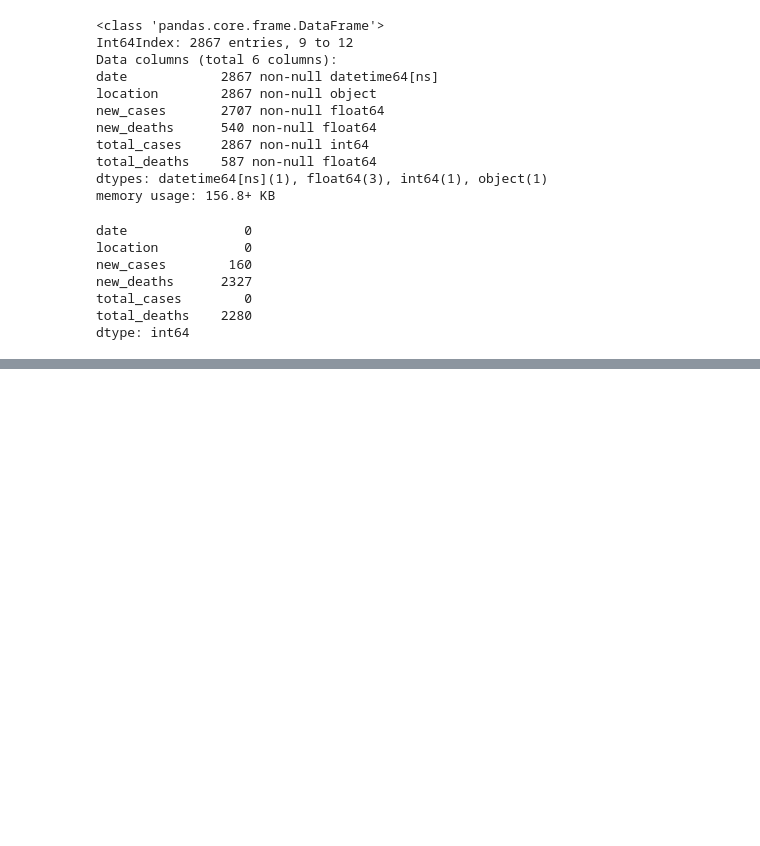
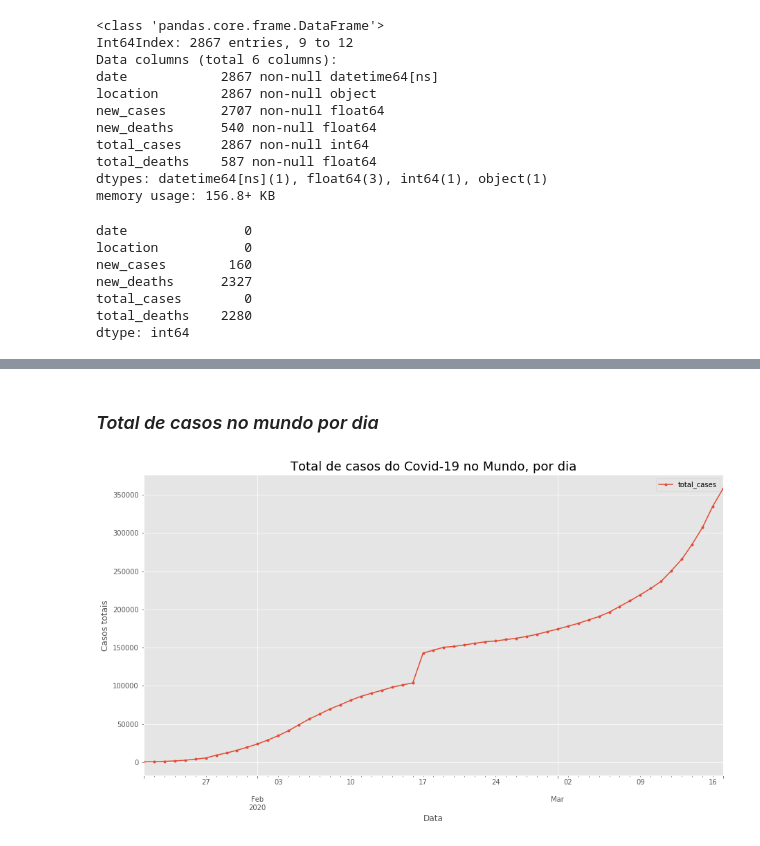
Before and after one commit to andregerardi/Covid-19, a Jupyter notebook: Modelo_Covid19.ipynb, the cells around one changed output, grey strips where cells are left out. Drawn from its saved outputs; the diff is of its cells as text; code cells hidden in the pictures; blank space fills up the shorter version.

```diff
--- a/Modelo_Covid19.ipynb
+++ b/Modelo_Covid19.ipynb
@@ -110,0 +122,4 @@ plt.legend()
+# %%
+#dataframe
+df = pd.DataFrame(corona)
+df.head()
@@ -110,0 +134,15 @@ plt.legend()
+# %% [markdown]
+### *Total de casos no mundo por dia*
+# %%
+%matplotlib inline
+
+plt.figure(figsize=(15,8))
+df.groupby(df.date).total_cases.sum().plot(marker='.')
+plt.title('Total de casos do Covid-19 no Mundo, por dia', fontdict={'fontsize':18})
+plt.style.use('ggplot')
+plt.xlabel('Data')
+plt.ylabel('Casos totais')
+plt.legend()
+plt.savefig('CasosMundo.png', format='png')
+# %% [output]
+[figure, added]
```
Also changed, not shown: parts of 11 cells of this notebook.
